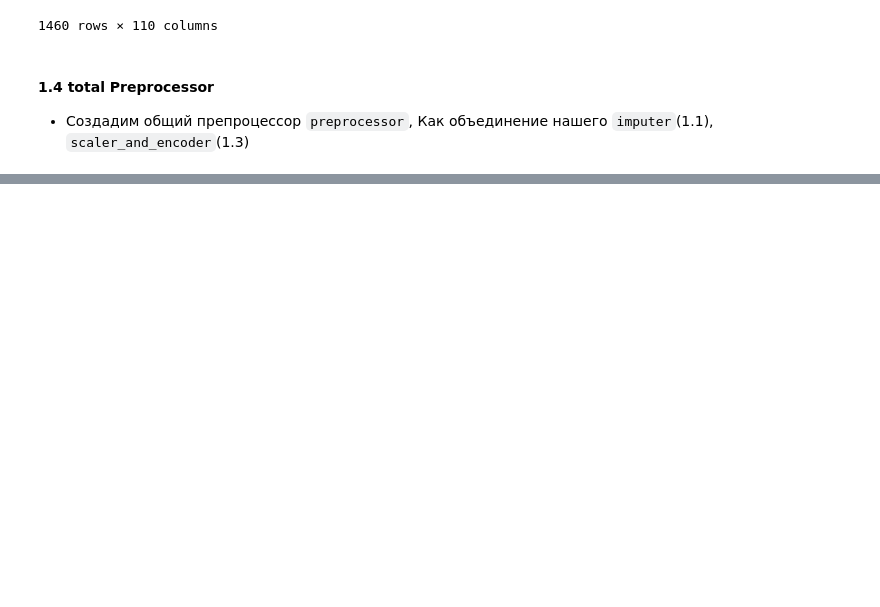
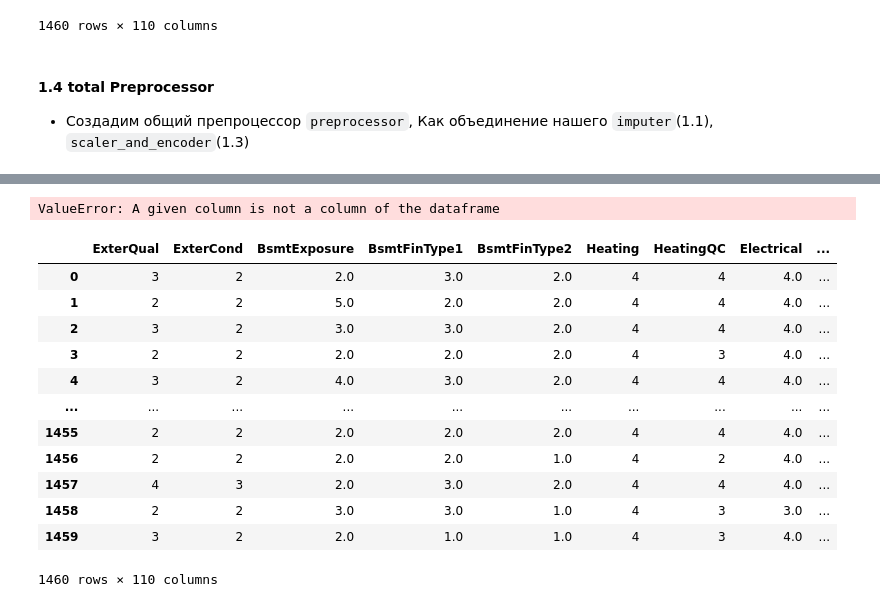
Before and after one commit to Dasha0203/Light_GBM, a Jupyter notebook: Working_files/main.ipynb, the cells around one changed output, grey strips where cells are left out. Drawn from its saved outputs; the diff is of its cells as text; code cells hidden in the pictures; blank space fills up the shorter version.

```diff
--- a/Working_files/main.ipynb
+++ b/Working_files/main.ipynb
@@ -238,0 +238,25 @@ preprocessor.fit_transform(X_train)
+# %%
+floor_1_pca = PCA(n_components=1)
+floor_2_pca = PCA(n_components=1)
+floor_3_pca = PCA(n_components=1)
+floor_4_pca = PCA(n_components=1)
+# %%
+# Определение преобразований для каждого набора столбцов
+pca_transformers = [
+    ('floor_1_pca', floor_1_pca, floor_1),
+    ('floor_2_pca', floor_2_pca, floor_2),
+    ('floor_3_pca', floor_3_pca, floor_3),
+    ('floor_4_pca', floor_4_pca, floor_4)
+]# Создание ColumnTransformer с PCA преобразованиями
+pca_column_transformer = ColumnTransformer(
+    transformers=pca_transformers,
+    remainder='passthrough'
+)
+# %%
+preprocessor = Pipeline(
+    [
+        ('imputer', my_imputer),
+        ('scaler_and_encoder', scaler_and_encoder),
+        ('pca', pca_column_transformer)
+    ]
+)
@@ -238,0 +283,20 @@ preprocessor.fit_transform(X_train)
+# %%
+filled_data = preprocessor.fit_transform(X_train)
+# %% [output]
+ValueError: A given column is not a column of the dataframe
+# %%
+filled_data
+# %% [output]
+|  | ExterQual | ExterCond | BsmtExposure | BsmtFinType1 | BsmtFinType2 | Heating | HeatingQC | Electrical | ... |
+| 0 | 3 | 2 | 2.0 | 3.0 | 2.0 | 4 | 4 | 4.0 | ... |
+| 1 | 2 | 2 | 5.0 | 2.0 | 2.0 | 4 | 4 | 4.0 | ... |
+| 2 | 3 | 2 | 3.0 | 3.0 | 2.0 | 4 | 4 | 4.0 | ... |
+| 3 | 2 | 2 | 2.0 | 2.0 | 2.0 | 4 | 3 | 4.0 | ... |
+| 4 | 3 | 2 | 4.0 | 3.0 | 2.0 | 4 | 4 | 4.0 | ... |
+| ... | ... | ... | ... | ... | ... | ... | ... | ... | ... |
+| 1455 | 2 | 2 | 2.0 | 2.0 | 2.0 | 4 | 4 | 4.0 | ... |
+| 1456 | 2 | 2 | 2.0 | 2.0 | 1.0 | 4 | 2 | 4.0 | ... |
+| 1457 | 4 | 3 | 2.0 | 3.0 | 2.0 | 4 | 4 | 4.0 | ... |
+| 1458 | 2 | 2 | 3.0 | 3.0 | 1.0 | 4 | 3 | 3.0 | ... |
+| 1459 | 3 | 2 | 2.0 | 1.0 | 1.0 | 4 | 3 | 4.0 | ... |
+1460 rows × 110 columns
```
Also changed, not shown: parts of 11 cells of this notebook, 2 other files.
